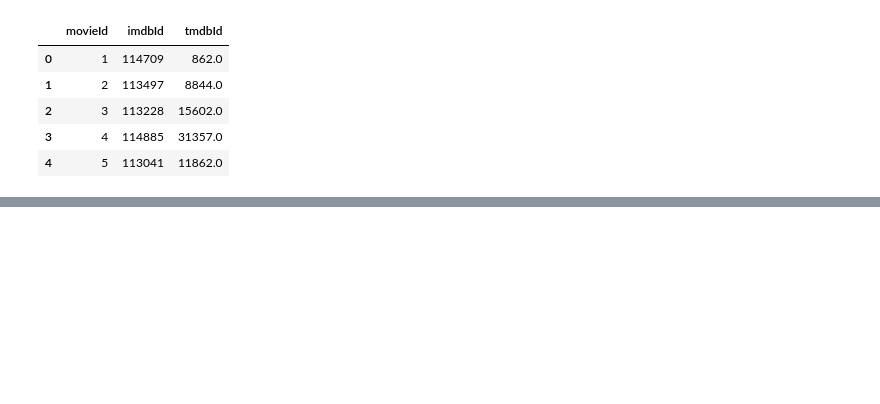
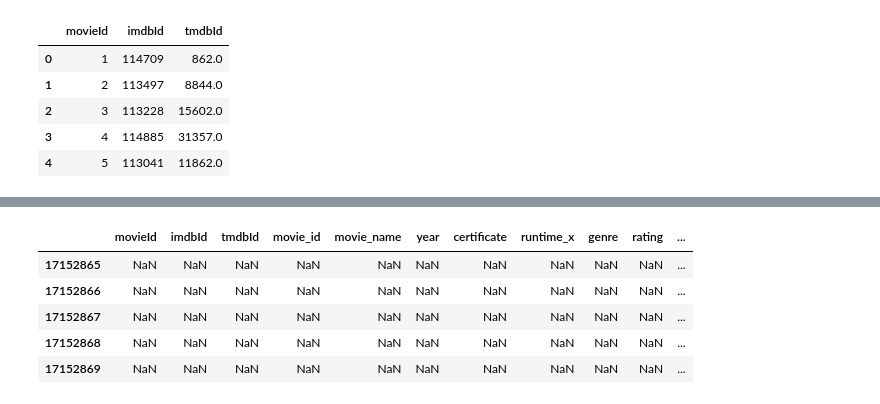
Before and after one commit to Rakshya8/movie_project, a Jupyter notebook: modelling.ipynb, the cells around one changed output, grey strips where cells are left out. Drawn from its saved outputs; the diff is of its cells as text; code cells hidden in the pictures; blank space fills up the shorter version.

```diff
--- a/modelling.ipynb
+++ b/modelling.ipynb
@@ -380,0 +101,9 @@ merged_tmdb_df = pd.merge(df_tmdb_links, df_movie_rating, left_on='imdbId', righ
+# %%
+movie_df.tail()
+# %% [output]
+|  | movieId | imdbId | tmdbId | movie_id | movie_name | year | certificate | runtime_x | genre | rating | ... |
+| 17152865 | NaN | NaN | NaN | NaN | NaN | NaN | NaN | NaN | NaN | NaN | ... |
+| 17152866 | NaN | NaN | NaN | NaN | NaN | NaN | NaN | NaN | NaN | NaN | ... |
+| 17152867 | NaN | NaN | NaN | NaN | NaN | NaN | NaN | NaN | NaN | NaN | ... |
+| 17152868 | NaN | NaN | NaN | NaN | NaN | NaN | NaN | NaN | NaN | NaN | ... |
+| 17152869 | NaN | NaN | NaN | NaN | NaN | NaN | NaN | NaN | NaN | NaN | ... |
```
Also changed, not shown: parts of 43 cells of this notebook, 2 other files.
